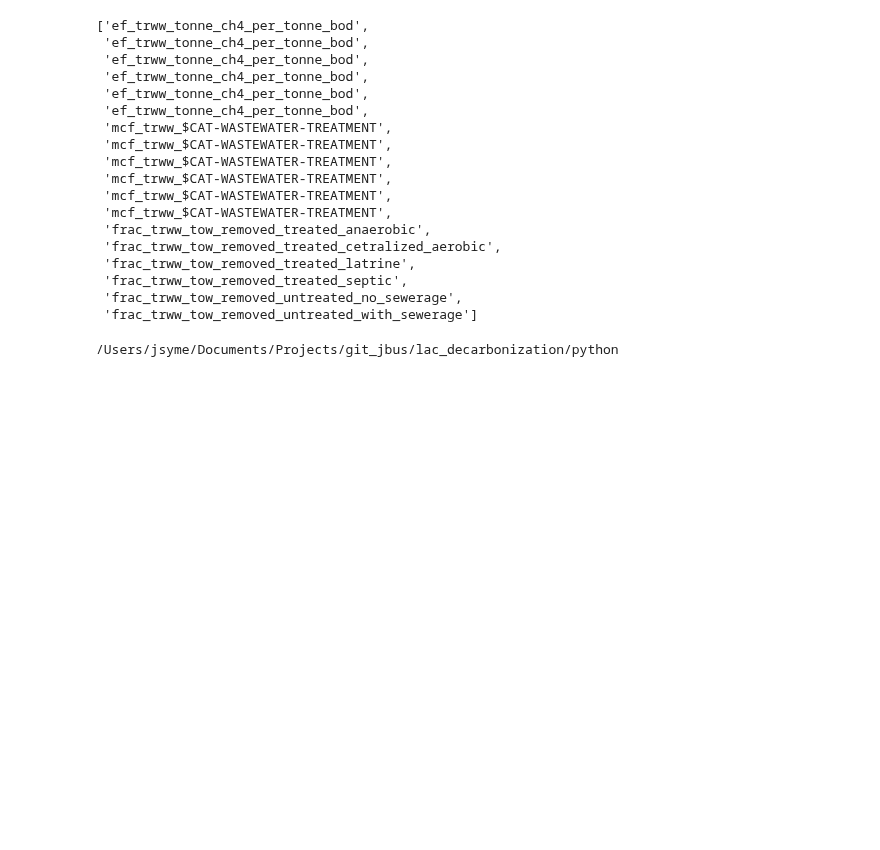
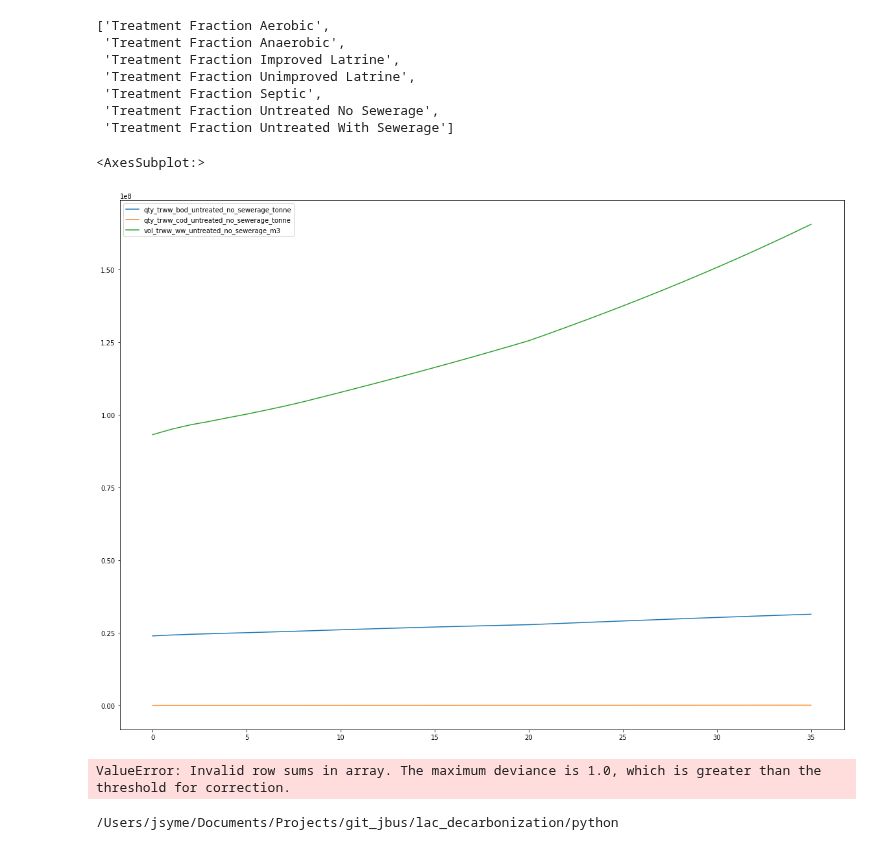
Before and after one commit to jarojasag/lac_decarbonization, a Jupyter notebook: python/build_waste.ipynb, the cells around one changed output. Saved outputs shown, nothing was run; the diff lists cells and outputs as text; code cells hidden in the pictures; blank space fills up the shorter version.

Commit message:
Intermediate push to reflect updates to attribute tables and categories. Additionally, completion of the project_liquid_waste method

```diff
--- a/python/build_waste.ipynb
+++ b/python/build_waste.ipynb
@@ -18,0 +21,8 @@ importlib.reload(sf)
+# %%
+df_waste = pd.read_csv(os.path.join(sa.dir_ref, "fake_data", "fake_data_complete.csv"))
+
+model_afolu = ma.AFOLU(sa.model_attributes);
+df_project_afolu = model_afolu.project(df_waste)
+
+# pass integrated df
+df_waste_in = pd.merge(df_waste, df_project_afolu)
@@ -18,0 +39,4 @@ importlib.reload(sf)
+# %%
+l = sa.model_attributes.build_varlist("Wastewater Treatment", ":math:\\text{N}_2\\text{O} Wastewater Treatment Emission Factor")
+for k in l:
+    print(k)
@@ -102,21 +677,40 @@ circ_econ = CircularEconomy(sa.model_attributes)
 # %%
-sa.model_attributes.build_varlist("Wastewater Treatment", variable_type = "input")
+sa.model_attributes.get_ordered_vars_by_nonprimary_category("Liquid Waste", "Wastewater Treatment", "key_varreqs_all")
 # %% [output]
-['ef_trww_tonne_ch4_per_tonne_bod',
- 'ef_trww_tonne_ch4_per_tonne_bod',
- 'ef_trww_tonne_ch4_per_tonne_bod',
- 'ef_trww_tonne_ch4_per_tonne_bod',
- 'ef_trww_tonne_ch4_per_tonne_bod',
- 'ef_trww_tonne_ch4_per_tonne_bod',
- 'mcf_trww_$CAT-WASTEWATER-TREATMENT',
- 'mcf_trww_$CAT-WASTEWATER-TREATMENT',
- 'mcf_trww_$CAT-WASTEWATER-TREATMENT',
- 'mcf_trww_$CAT-WASTEWATER-TREATMENT',
- 'mcf_trww_$CAT-WASTEWATER-TREATMENT',
- 'mcf_trww_$CAT-WASTEWATER-TREATMENT',
- 'frac_trww_tow_removed_treated_anaerobic',
- 'frac_trww_tow_removed_treated_cetralized_aerobic',
- 'frac_trww_tow_removed_treated_latrine',
- 'frac_trww_tow_removed_treated_septic',
- 'frac_trww_tow_removed_untreated_no_sewerage',
- 'frac_trww_tow_removed_untreated_with_sewerage']
+['Treatment Fraction Aerobic',
+ 'Treatment Fraction Anaerobic',
+ 'Treatment Fraction Improved Latrine',
+ 'Treatment Fraction Unimproved Latrine',
+ 'Treatment Fraction Septic',
+ 'Treatment Fraction Untreated No Sewerage',
+ 'Treatment Fraction Untreated With Sewerage']
+# %%
+import matplotlib.pyplot as plt
+fig, ax = plt.subplots(figsize = (20, 15))
+#out.plot(ax = ax)#[[x for x in out.columns if "latrine_improved" in x]].plot(ax = ax)
+
+out[[x for x in out.columns if "no_sewerage" in x]].plot(ax = ax)
+# %% [output]
+<AxesSubplot:>
+[figure, added]
+# %%
+#sa.model_attributes.get_standard_variables(df_waste, "Population", False, return_type = "array_base")
+#sa.model_attributes.build_varlist("Liquid Waste", "Treatment Fraction Aerobic", ["ww_domestic_rural"])
+
+def check_row_sums(
+    array: np.ndarray,
+    sum_restriction: float = 1,
+    thresh_correction: float = 0.001,
+    msg_pass: str = ""
+):
+    sums = array.sum(axis = 1)
+    max_diff = np.max(np.abs(sums - sum_restriction))
+    if max_diff > thresh_correction:
+        raise ValueError(f"Invalid row sums in array{msg_pass}. The maximum deviance is {max_diff}, which is greater than the threshold for correction.")
+    else:
+        return (array.transpose()/sums).transpose()
+
+
+check_row_sums(np.array(out)*2)
+# %% [output]
+ValueError: Invalid row sums in array. The maximum deviance is 1.0, which is greater than the threshold for correction.
```
Also changed, not shown: parts of 13 cells of this notebook, 30 other files.
